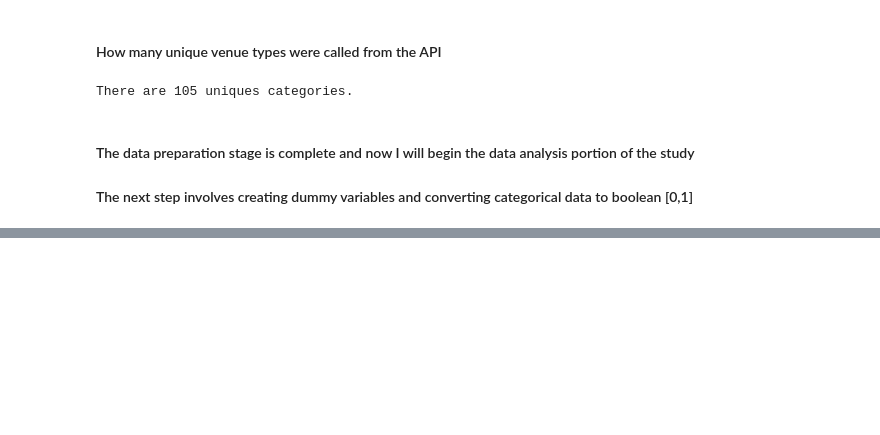
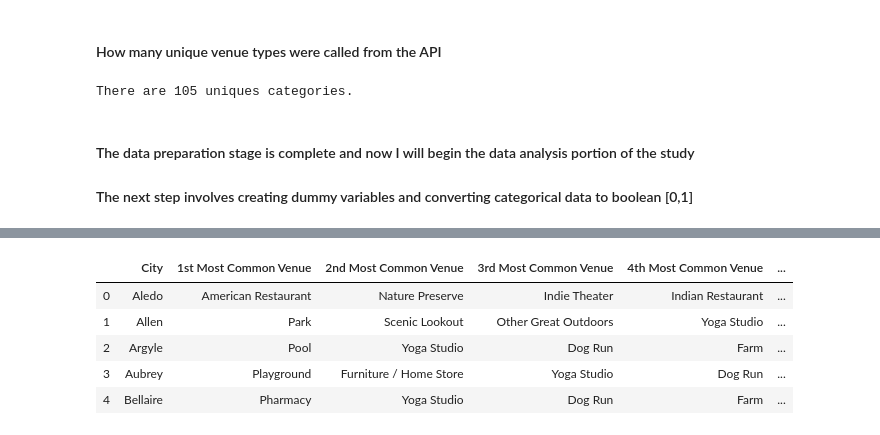
Before and after one commit to a-dodds-datascience/Coursera_Capstone, a Jupyter notebook: CourseraCapstone.ipynb, the cells around one changed output, grey strips where cells are left out. Cells and saved outputs as stored; diff of their text form; code cells hidden in the pictures; blank space fills up the shorter version.

```diff
--- a/CourseraCapstone.ipynb
+++ b/CourseraCapstone.ipynb
@@ -262,0 +263,41 @@ Texas_dummies
+# %%
+top_venues = 5
+
+for hood in Texas_dummies['City']:
+    temp = Texas_Unique_Venues[Texas_Unique_Venues['City'] == hood].T.reset_index()
+    temp.columns = ['venue','freq']
+    temp = temp.iloc[1:]
+    temp['freq'] = temp['freq'].astype(float)
+    temp = temp.round({'freq': 2})
+# %%
+def return_most_common_venues(row, num_top_venues):
+    row_categories = row.iloc[1:]
+    row_categories_sorted = row_categories.sort_values(ascending=False)
+
+    return row_categories_sorted.index.values[0:num_top_venues]
+# %%
+indicators = ['st', 'nd', 'rd']
+
+# create columns according to number of top venues
+columns = ['City']
+for ind in np.arange(top_venues):
+    try:
+        columns.append('{}{} Most Common Venue'.format(ind+1, indicators[ind]))
+    except:
+        columns.append('{}th Most Common Venue'.format(ind+1))
+
+# create a new dataframe
+City_venues_sorted = pd.DataFrame(columns=columns)
+City_venues_sorted['City'] = Texas_Unique_Venues['City']
+
+for ind in np.arange(Texas_Unique_Venues.shape[0]):
+    City_venues_sorted.iloc[ind, 1:] = return_most_common_venues(Texas_Unique_Venues.iloc[ind, :], top_venues)
+
+City_venues_sorted.head()
+# %% [output]
+|  | City | 1st Most Common Venue | 2nd Most Common Venue | 3rd Most Common Venue | 4th Most Common Venue | ... |
+| 0 | Aledo | American Restaurant | Nature Preserve | Indie Theater | Indian Restaurant | ... |
+| 1 | Allen | Park | Scenic Lookout | Other Great Outdoors | Yoga Studio | ... |
+| 2 | Argyle | Pool | Yoga Studio | Dog Run | Farm | ... |
+| 3 | Aubrey | Playground | Furniture / Home Store | Yoga Studio | Dog Run | ... |
+| 4 | Bellaire | Pharmacy | Yoga Studio | Dog Run | Farm | ... |
```
Also changed, not shown: parts of 14 cells of this notebook.
